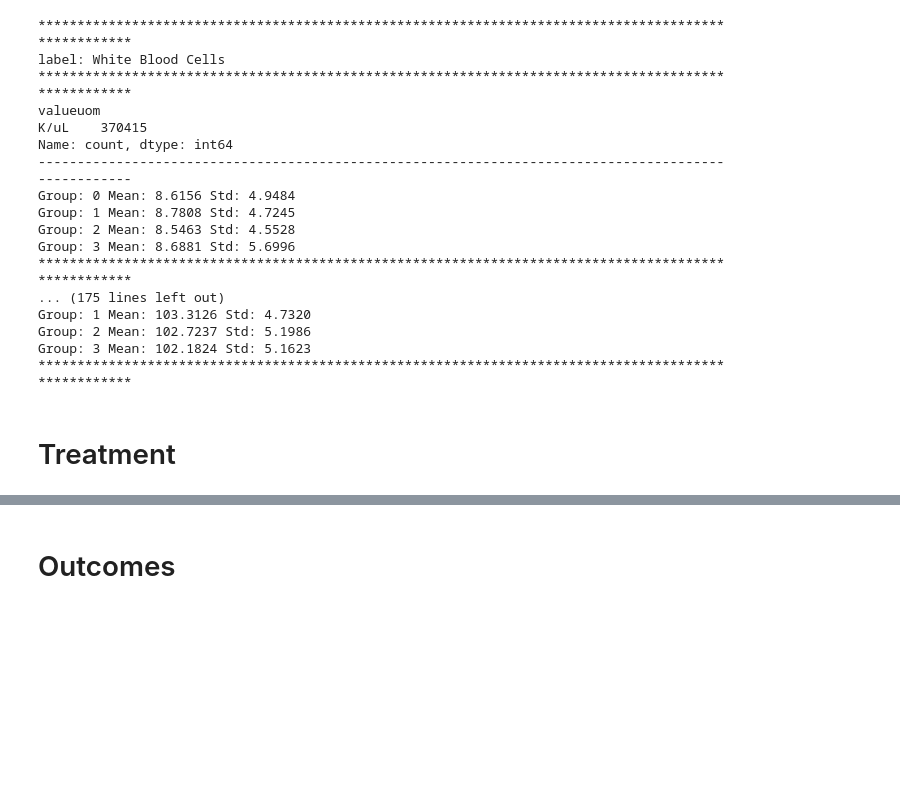
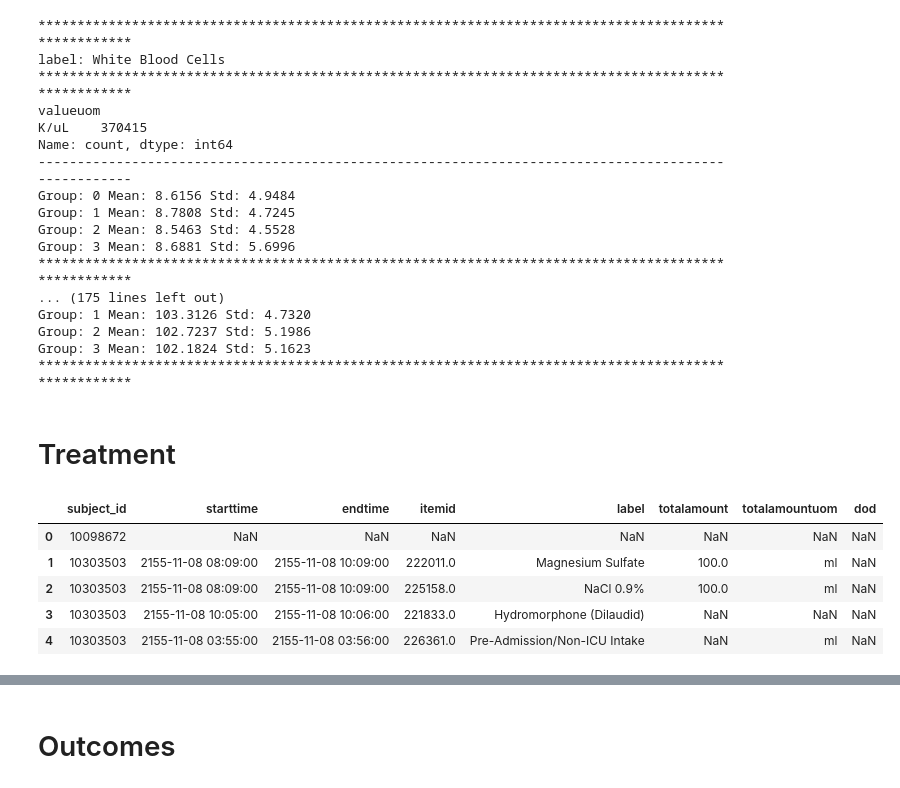
Before and after one commit to sitdownkevin/IBD-EDA, a Jupyter notebook: scripts/eda20231129_group.ipynb, the cells around one changed output, grey strips where cells are left out. Saved outputs shown, nothing was run; the diff lists cells and outputs as text; code cells hidden in the pictures; blank space fills up the shorter version.

```diff
--- a/scripts/eda20231129_group.ipynb
+++ b/scripts/eda20231129_group.ipynb
@@ -465,3 +628,13 @@ Group: 3 Mean: 102.1824 Std: 5.1623
 ****************************************************************************************************
 # %% [markdown]
 # Treatment
+# %%
+df = pd.read_csv(os.path.join(DATA_DIR, 'treatment', 'input_events.csv'))
+df.head()
+# %% [output]
+|  | subject_id | starttime | endtime | itemid | label | totalamount | totalamountuom | dod |
+| 0 | 10098672 | NaN | NaN | NaN | NaN | NaN | NaN | NaN |
+| 1 | 10303503 | 2155-11-08 08:09:00 | 2155-11-08 10:09:00 | 222011.0 | Magnesium Sulfate | 100.0 | ml | NaN |
+| 2 | 10303503 | 2155-11-08 08:09:00 | 2155-11-08 10:09:00 | 225158.0 | NaCl 0.9% | 100.0 | ml | NaN |
+| 3 | 10303503 | 2155-11-08 10:05:00 | 2155-11-08 10:06:00 | 221833.0 | Hydromorphone (Dilaudid) | NaN | NaN | NaN |
+| 4 | 10303503 | 2155-11-08 03:55:00 | 2155-11-08 03:56:00 | 226361.0 | Pre-Admission/Non-ICU Intake | NaN | ml | NaN |
```
Also changed, not shown: parts of 21 cells of this notebook.
